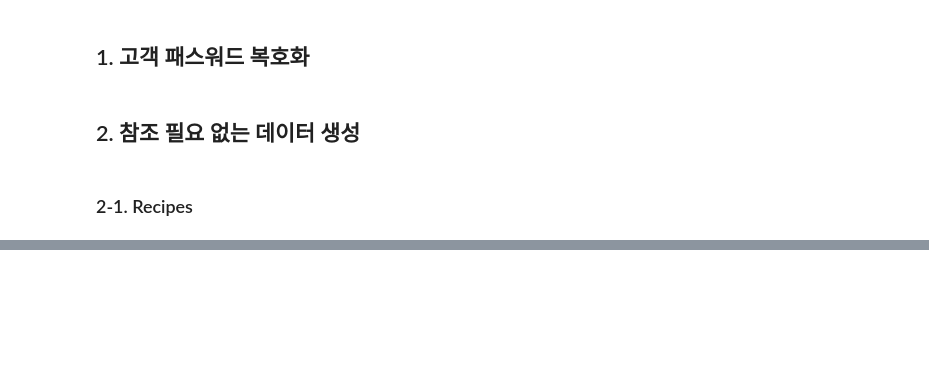
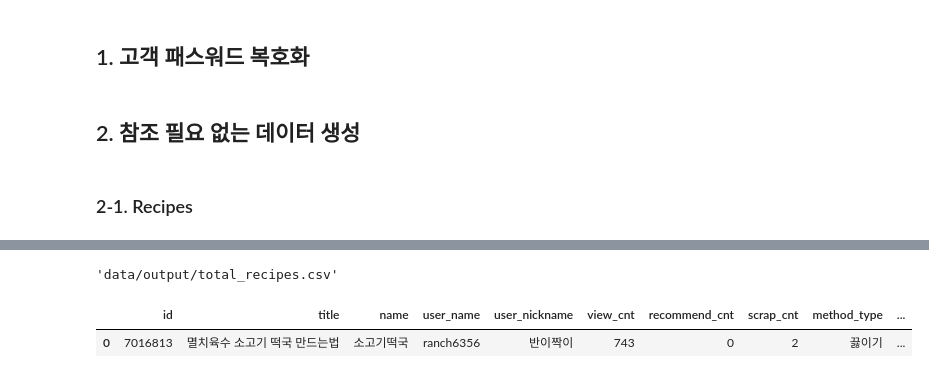
Before and after one commit to Reciping/reciping-data-pipeline, a Jupyter notebook: create_data.ipynb, the cells around one changed output, grey strips where cells are left out. Saved outputs shown, nothing was run; the diff lists cells and outputs as text; code cells hidden in the pictures; blank space fills up the shorter version.

```diff
--- a/create_data.ipynb
+++ b/create_data.ipynb
@@ -27,6 +27,13 @@ from tqdm import tqdm
 import threading
 
 import bcrypt
+# %%
+# plt.rcParams['font.family'] = 'Nanum Gothic'
+# plt.rcParams['axes.unicode_minus'] = False
+
+pd.set_option('display.max_seq_items', None)
+# row 생략 없이 출력
+pd.set_option('display.max_columns', None)
 # %% [markdown]
 ## 1. 고객 패스워드 복호화
 # %%
@@ -3047,0 +956,25 @@ pd.DataFrame(promotion_data).to_json(
+# %%
+recipes_filename
+# %% [output]
+'data/output/total_recipes.csv'
+# %%
+# 레시피 데이터 읽기
+recipes_df = pd.read_csv(
+    'data/output/total_recipes.csv',
+    encoding='utf-8-sig',
+    low_memory=False,
+    parse_dates=['created_at', 'modified_at']
+)
+
+# 사용자 데이터 읽기
+users_df = pd.read_csv(
+    'data/output/user_data.csv',
+    encoding='utf-8-sig',
+    low_memory=False,
+    parse_dates=['created_at', 'deleted_at']
+)
+# %%
+recipes_df.head(1)
+# %% [output]
+|  | id | title | name | user_name | user_nickname | view_cnt | recommend_cnt | scrap_cnt | method_type | ... |
+| 0 | 7016813 | 멸치육수 소고기 떡국 만드는법 | 소고기떡국 | ranch6356 | 반이짝이 | 743 | 0 | 2 | 끓이기 | ... |
```
Also changed, not shown: parts of 115 cells of this notebook, 2 other files.
